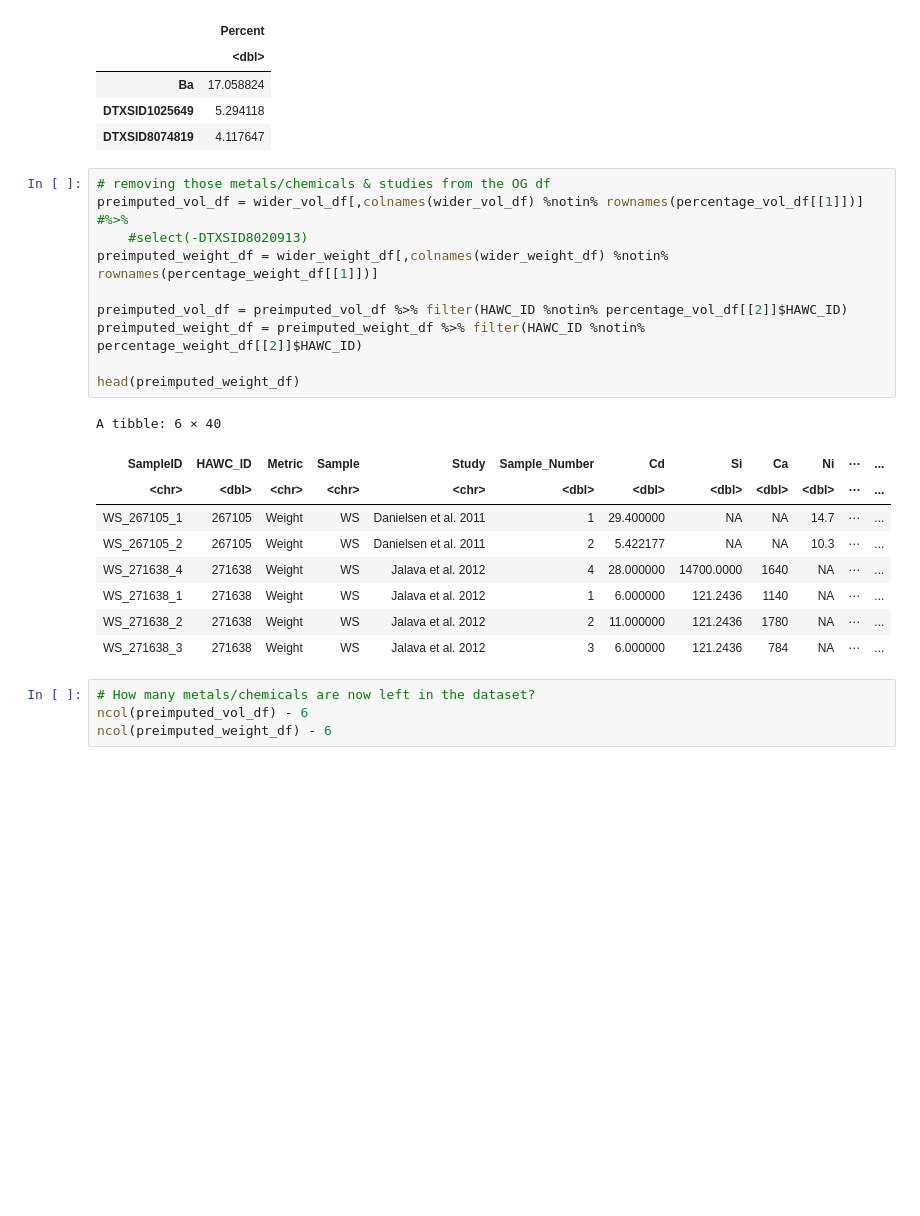
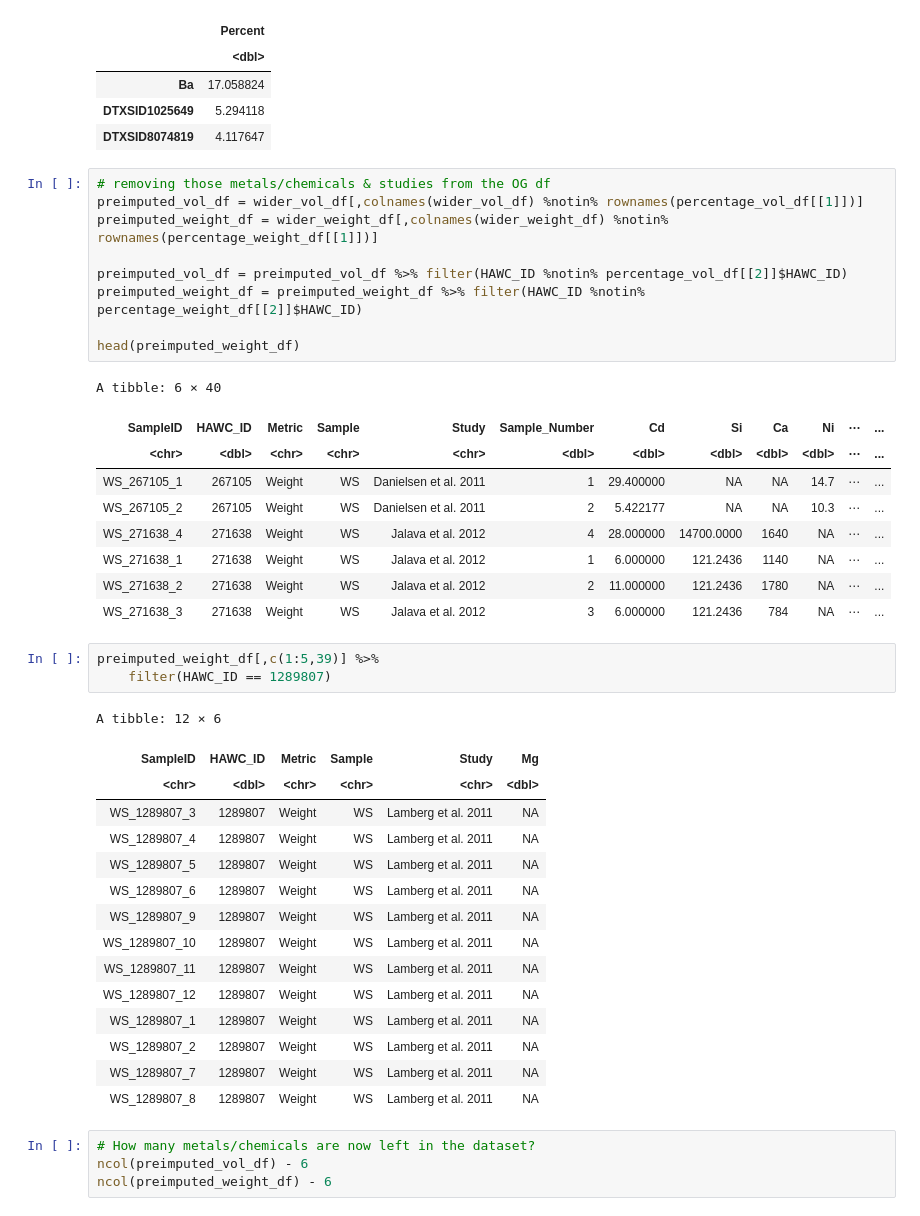
Before and after one commit to UNC-CEMALB/P1015.-Wildfire_Suffcient_Similiarity, a Jupyter notebook: 1. Data Processing/Data Processing.ipynb, the cells around one changed output. Drawn from its saved outputs; the diff is of its cells as text; blank space fills up the shorter version.

```diff
--- a/1. Data Processing/Data Processing.ipynb
+++ b/1. Data Processing/Data Processing.ipynb
@@ -618,8 +618,7 @@ A data.frame: 3 × 1
 | DTXSID8074819 | 4.117647 |
 # %%
 # removing those metals/chemicals & studies from the OG df
-preimputed_vol_df = wider_vol_df[,colnames(wider_vol_df) %notin% rownames(percentage_vol_df[[1]])] #%>%
-    #select(-DTXSID8020913)
+preimputed_vol_df = wider_vol_df[,colnames(wider_vol_df) %notin% rownames(percentage_vol_df[[1]])]
 preimputed_weight_df = wider_weight_df[,colnames(wider_weight_df) %notin% rownames(percentage_weight_df[[1]])]
 
 preimputed_vol_df = preimputed_vol_df %>% filter(HAWC_ID %notin% percentage_vol_df[[2]]$HAWC_ID)
@@ -636,6 +635,25 @@ A tibble: 6 × 40
 | WS_271638_1 | 271638 | Weight | WS | Jalava et al. 2012 | 1 | 6.000000 | 121.2436 | 1140 | NA | ⋯ | ... |
 | WS_271638_2 | 271638 | Weight | WS | Jalava et al. 2012 | 2 | 11.000000 | 121.2436 | 1780 | NA | ⋯ | ... |
 | WS_271638_3 | 271638 | Weight | WS | Jalava et al. 2012 | 3 | 6.000000 | 121.2436 | 784 | NA | ⋯ | ... |
+# %%
+preimputed_weight_df[,c(1:5,39)] %>%
+    filter(HAWC_ID == 1289807)
+# %% [output]
+A tibble: 12 × 6
+| SampleID | HAWC_ID | Metric | Sample | Study | Mg |
+| <chr> | <dbl> | <chr> | <chr> | <chr> | <dbl> |
+| WS_1289807_3 | 1289807 | Weight | WS | Lamberg et al. 2011 | NA |
+| WS_1289807_4 | 1289807 | Weight | WS | Lamberg et al. 2011 | NA |
+| WS_1289807_5 | 1289807 | Weight | WS | Lamberg et al. 2011 | NA |
+| WS_1289807_6 | 1289807 | Weight | WS | Lamberg et al. 2011 | NA |
+| WS_1289807_9 | 1289807 | Weight | WS | Lamberg et al. 2011 | NA |
+| WS_1289807_10 | 1289807 | Weight | WS | Lamberg et al. 2011 | NA |
+| WS_1289807_11 | 1289807 | Weight | WS | Lamberg et al. 2011 | NA |
+| WS_1289807_12 | 1289807 | Weight | WS | Lamberg et al. 2011 | NA |
+| WS_1289807_1 | 1289807 | Weight | WS | Lamberg et al. 2011 | NA |
+| WS_1289807_2 | 1289807 | Weight | WS | Lamberg et al. 2011 | NA |
+| WS_1289807_7 | 1289807 | Weight | WS | Lamberg et al. 2011 | NA |
+| WS_1289807_8 | 1289807 | Weight | WS | Lamberg et al. 2011 | NA |
 # %%
 # How many metals/chemicals are now left in the dataset?
 ncol(preimputed_vol_df) - 6
```
Also changed, not shown: parts of 2 cells of this notebook.
